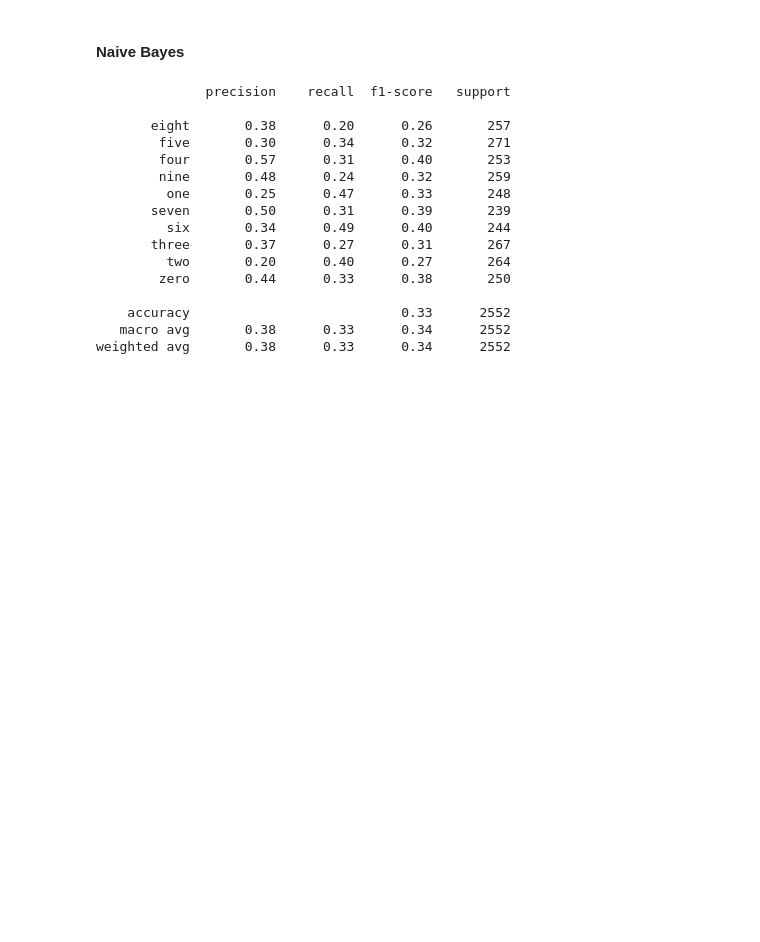
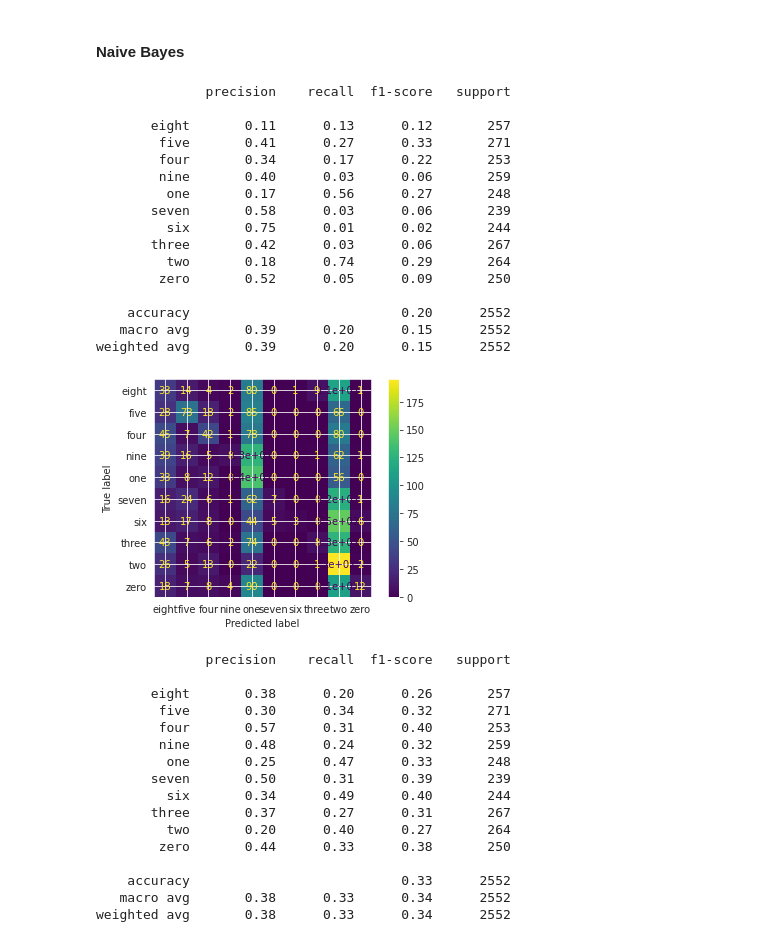
Before and after one commit to francotestori/aauba_02, a Jupyter notebook: Solution_Developement.ipynb, the cells around one changed output. Cells and saved outputs as stored; diff of their text form; code cells hidden in the pictures; blank space fills up the shorter version.

```diff
--- a/Solution_Developement.ipynb
+++ b/Solution_Developement.ipynb
@@ -1269,6 +1325,34 @@ print(f'Held-out: {len(street_features)}')
 Held-out: 2552
 # %% [markdown]
 #### Naive Bayes
+# %%
+## No Scale
+street_pred = gnb.predict(street_features)
+
+# Confusion Matrix
+plot_confusion_matrix(gnb, street_features, street_target)
+
+# Classification Report
+street_report = classification_report(street_target,street_pred)
+print(street_report)
+# %% [output]
+              precision    recall  f1-score   support
+
+       eight       0.11      0.13      0.12       257
+        five       0.41      0.27      0.33       271
+        four       0.34      0.17      0.22       253
+        nine       0.40      0.03      0.06       259
+         one       0.17      0.56      0.27       248
+       seven       0.58      0.03      0.06       239
+         six       0.75      0.01      0.02       244
+       three       0.42      0.03      0.06       267
+         two       0.18      0.74      0.29       264
+        zero       0.52      0.05      0.09       250
+
+    accuracy                           0.20      2552
+   macro avg       0.39      0.20      0.15      2552
+weighted avg       0.39      0.20      0.15      2552
+[figure, added]
 # %%
 ## Scaled Naive Bayes
 street_pred_scaled = gnb_scaled.predict(street_scaled_features)
```
Also changed, not shown: parts of 5 cells of this notebook.
